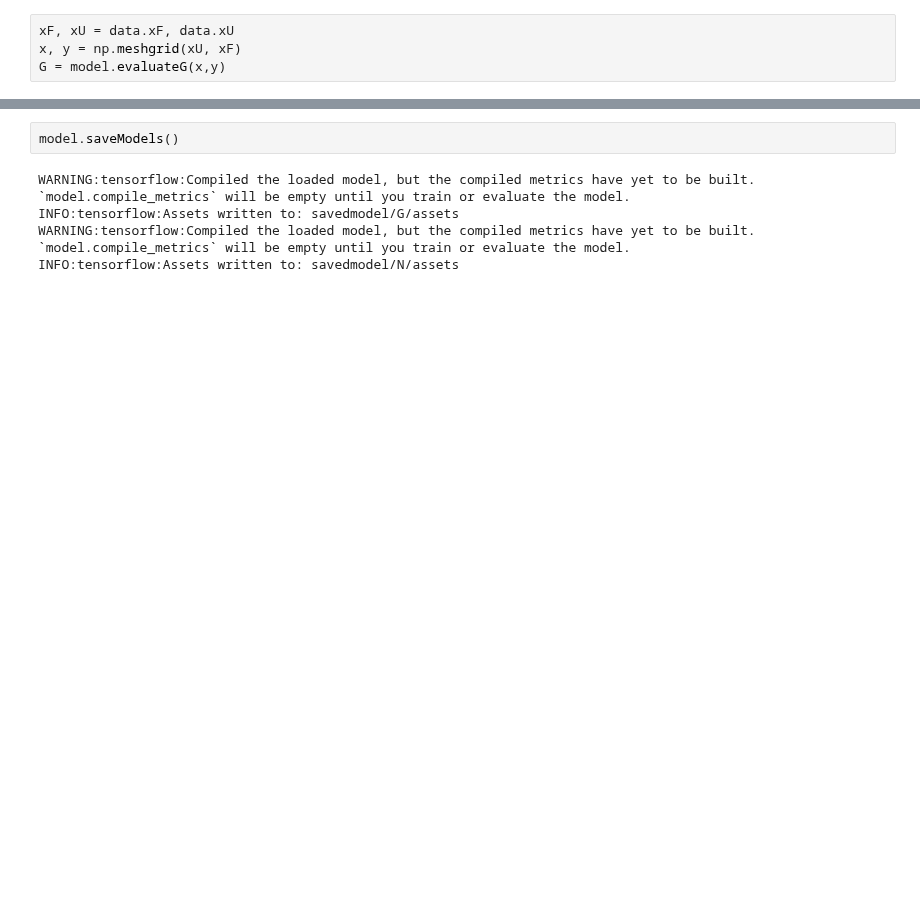
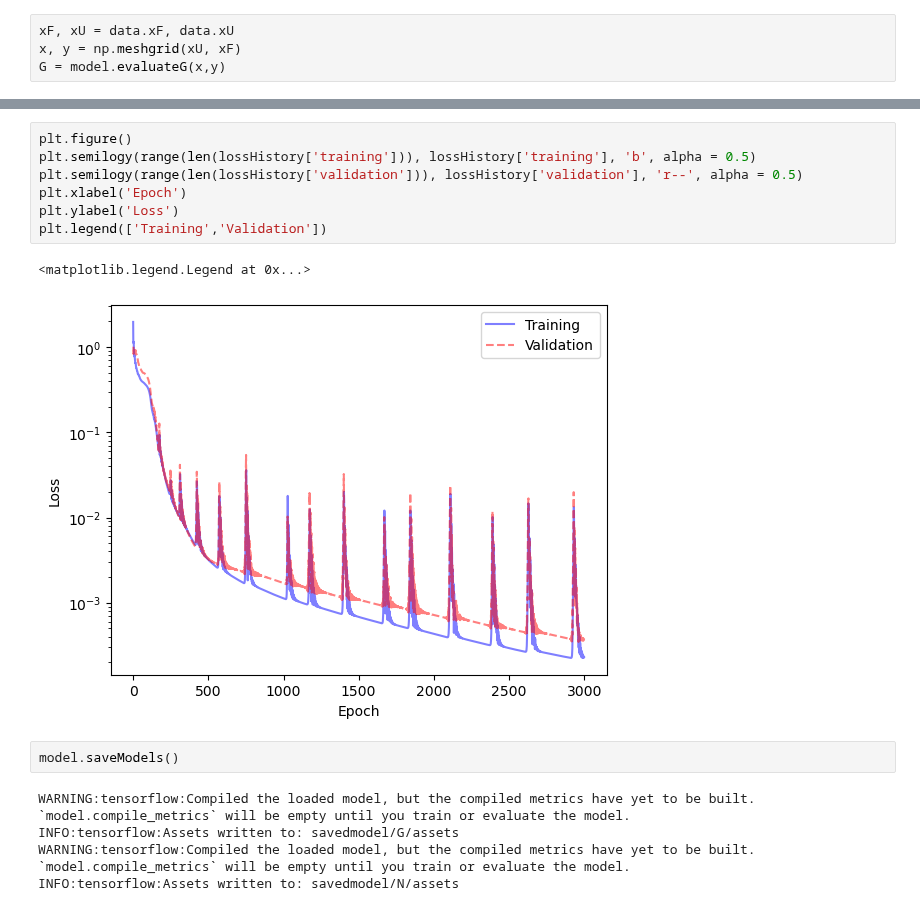
Before and after one commit to hsharsh/chebgreen, a Jupyter notebook: main/greenlearningtf2.ipynb, the cells around one changed output, grey strips where cells are left out. Saved outputs shown, nothing was run; the diff lists cells and outputs as text; blank space fills up the shorter version.

```diff
--- a/main/greenlearningtf2.ipynb
+++ b/main/greenlearningtf2.ipynb
@@ -49,3 +49,13 @@ plt.colorbar()
+# %%
+plt.figure()
+plt.semilogy(range(len(lossHistory['training'])), lossHistory['training'], 'b', alpha = 0.5)
+plt.semilogy(range(len(lossHistory['validation'])), lossHistory['validation'], 'r--', alpha = 0.5)
+plt.xlabel('Epoch')
+plt.ylabel('Loss')
+plt.legend(['Training','Validation'])
+# %% [output]
+<matplotlib.legend.Legend at 0x...>
+[figure, added]
 # %%
 model.saveModels()
 # %% [output]
```
Also changed, not shown: parts of 3 cells of this notebook, 12 other files.
